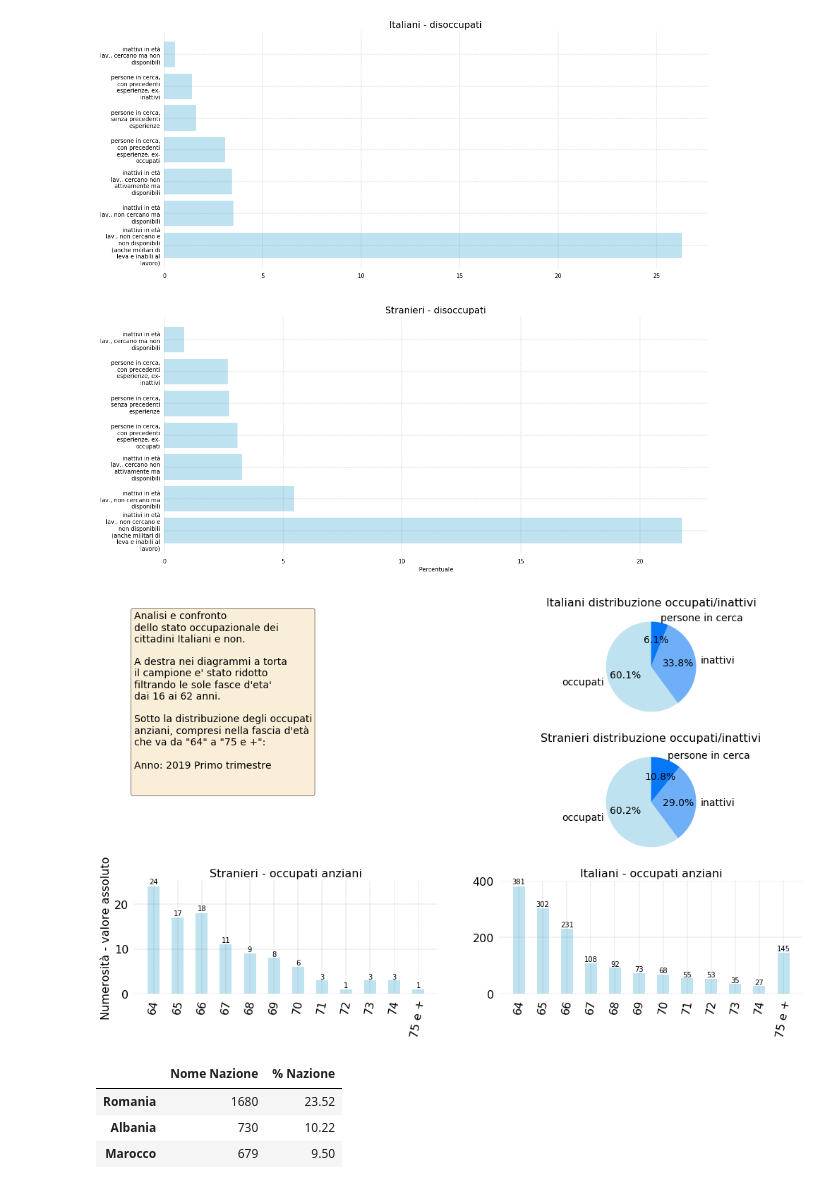
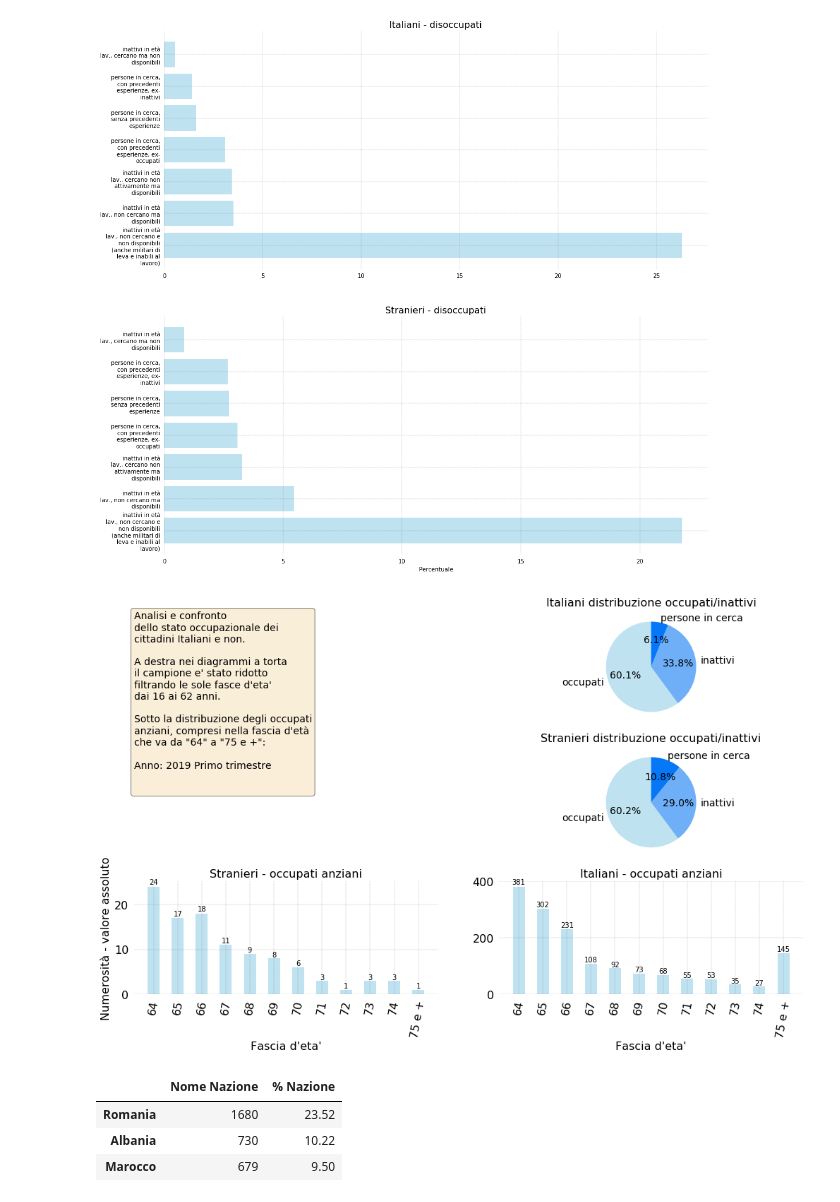
Before and after one commit to p-giovanni/ForzaLavoro, a Jupyter notebook: notebook/ForzaLavoro.ipynb, the cells around one changed output. Cells and saved outputs as stored; diff of their text form; code cells hidden in the pictures.

```diff
--- a/notebook/ForzaLavoro.ipynb
+++ b/notebook/ForzaLavoro.ipynb
@@ -574,36 +574,38 @@ ax[idx].set_xticklabels(fr_oc_stat_lbl, rotation=80)
 ax[idx].tick_params(axis='both', labelsize=16)
 ax[idx].set_title("Stranieri - occupati anziani", fontsize=16)
 ax[idx].set_ylabel("Numerosità - valore assoluto", fontsize=16)
+ax[idx].set_xlabel("Fascia d'eta'", fontsize=16)
 
 remove_tick_lines('y', ax[idx])
 remove_tick_lines('x', ax[idx])
 
 # ------------------------------------------------------------------------
 idx = 4
 
 width = 0.5
 
 it_oa_occ = it_overage_count[it_overage_count["Stato occupazionale"] == "occupati"]
 it_oc_stat_lbl = it_oa_occ["Eta'"]
 it_oc_stat_val = it_oa_occ["Numero"]
 
 rects_it_oa = ax[idx].bar(it_oc_stat_lbl, it_oc_stat_val, width=width, color=colors['default'])
 set_axes_common_properties(ax[idx])
 
 autolabel(rects_it_oa, ax[idx])
 
 ax[idx].set_xticklabels(fr_oc_stat_lbl, rotation=80)
 ax[idx].tick_params(axis='both', labelsize=16)
 ax[idx].set_title("Italiani - occupati anziani", fontsize=16)
 #ax[idx].set_ylabel("Numerosità - valore assoluto", fontsize=16)
+ax[idx].set_xlabel("Fascia d'eta'", fontsize=16)
 
 remove_tick_lines('y', ax[idx])
 remove_tick_lines('x', ax[idx])
 
-
+#plt.tight_layout()
 plt.savefig(os.path.join(images_path,"{prefix}analisi_stato_occupazionale.png".format(prefix=file_prefix)))
 # %% [output]
-[figure, old version]
+[figure, new version]
 # %%
 nations_count = df_red[esteri_mask]["Nome Nazione"].value_counts().to_frame()
 
```
Also changed, not shown: parts of 5 cells of this notebook, 3 other files.
